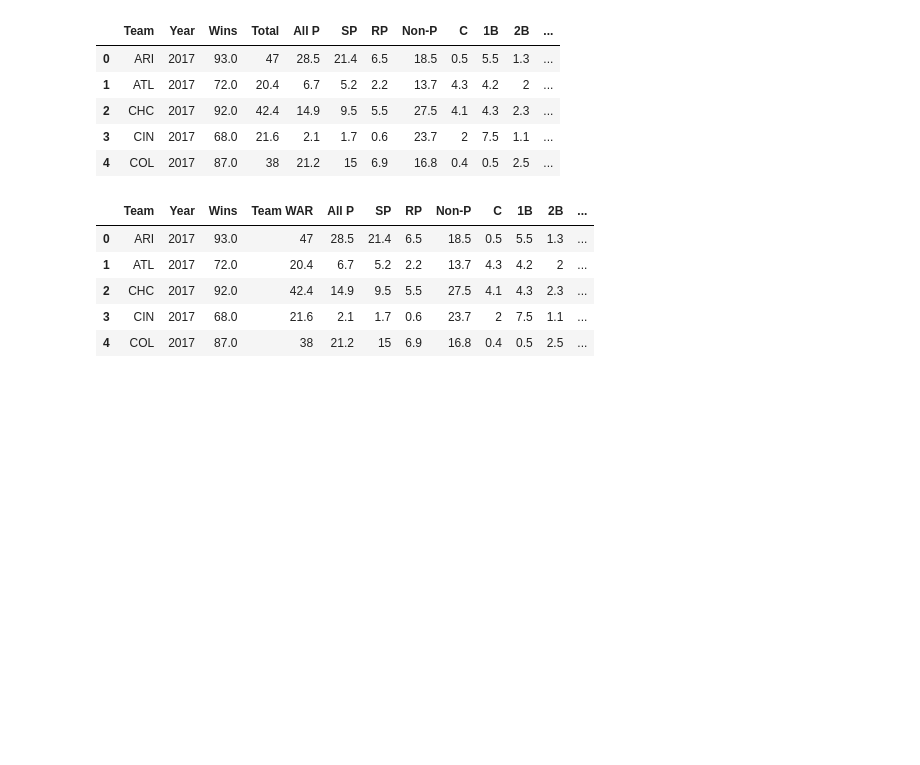
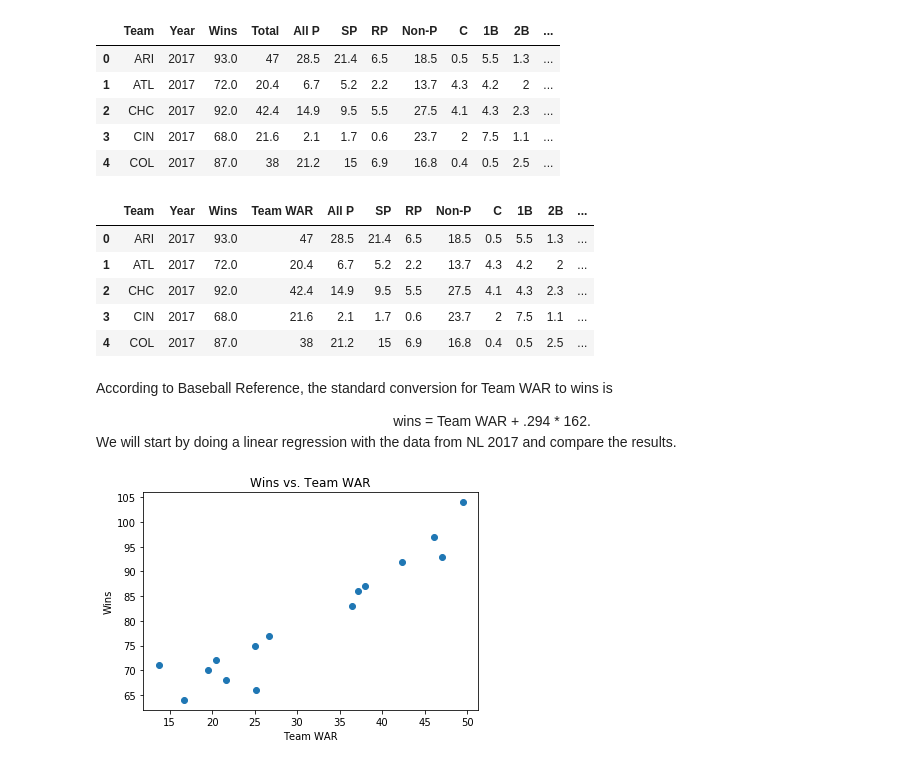
Before and after one commit to michaelbelfanti/team_war_analysis, a Jupyter notebook: initial_exploration.ipynb, the cells around one changed output. Saved outputs shown, nothing was run; the diff lists cells and outputs as text; code cells hidden in the pictures; blank space fills up the shorter version.

Commit message:
Add scatterplot for Wins vs. Team WAR.

```diff
--- a/initial_exploration.ipynb
+++ b/initial_exploration.ipynb
@@ -136,3 +141,19 @@ nl_2017.head()
 | 2 | CHC | 2017 | 92.0 | 42.4 | 14.9 | 9.5 | 5.5 | 27.5 | 4.1 | 4.3 | 2.3 | ... |
 | 3 | CIN | 2017 | 68.0 | 21.6 | 2.1 | 1.7 | 0.6 | 23.7 | 2 | 7.5 | 1.1 | ... |
 | 4 | COL | 2017 | 87.0 | 38 | 21.2 | 15 | 6.9 | 16.8 | 0.4 | 0.5 | 2.5 | ... |
+# %% [markdown]
+According to Baseball Reference, the standard conversion for Team WAR to wins is
+<center>wins = Team WAR + .294 * 162.</center>
+We will start by doing a linear regression with the data from NL 2017 and compare the results.
+# %%
+# Scatter plot of Team WAR and Wins
+team_war_values = nl_2017['Team WAR'].values
+wins_values = nl_2017['Wins'].values
+
+plt.scatter(team_war_values, wins_values)
+plt.title('Wins vs. Team WAR')
+plt.xlabel('Team WAR')
+plt.ylabel('Wins')
+plt.show()
+# %% [output]
+[figure, added]
```
Also changed, not shown: parts of 6 cells of this notebook.
